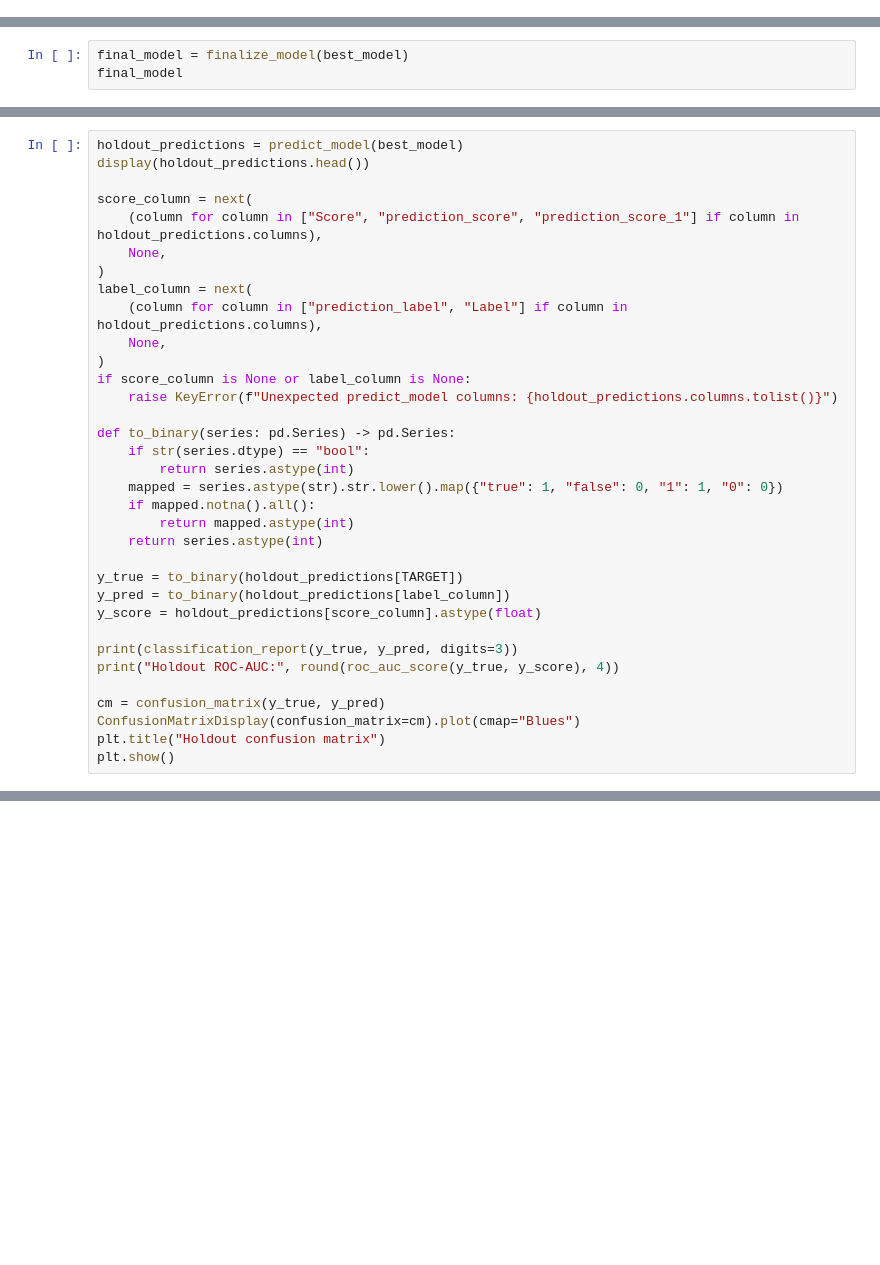
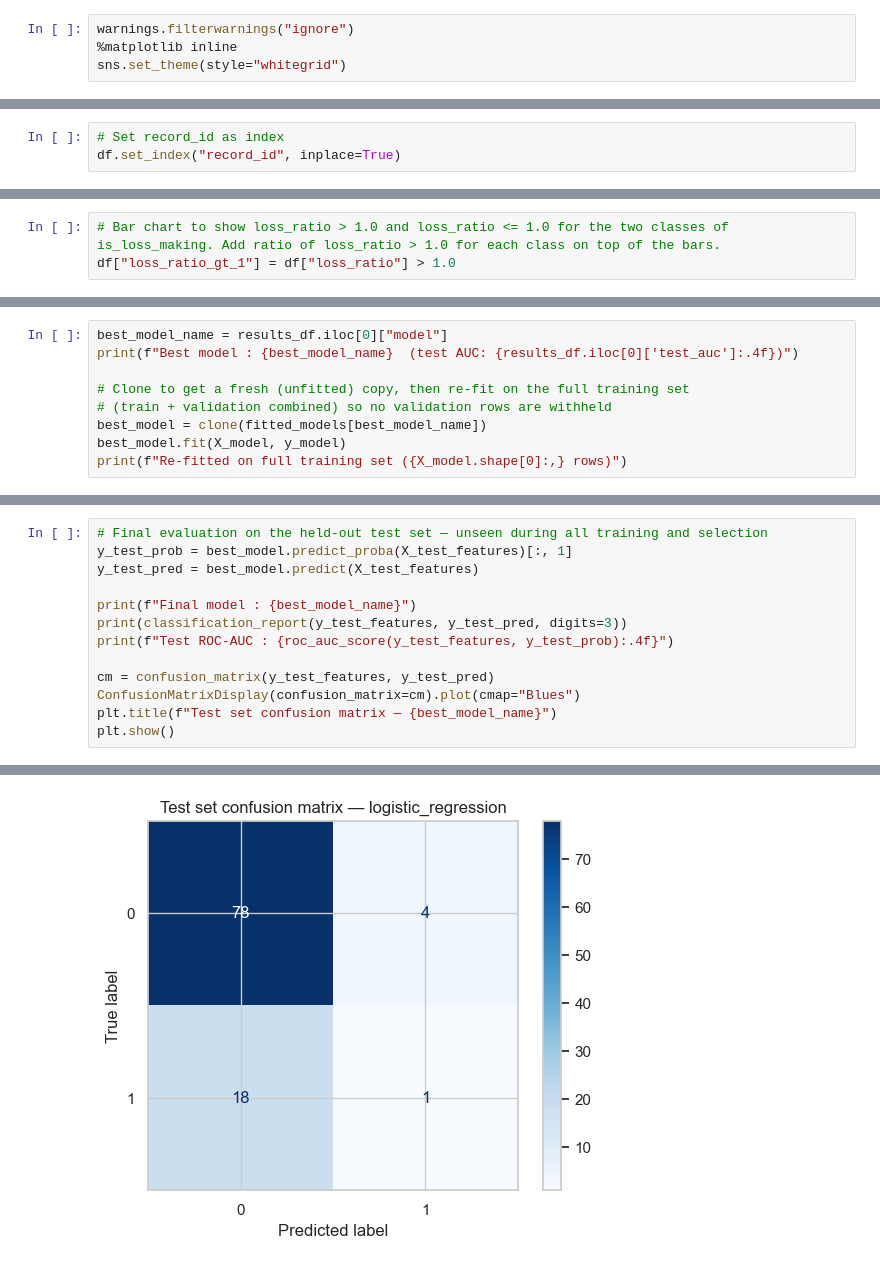
Before and after one commit to duybuile/loss-pred, a Jupyter notebook: notebooks/modelling.ipynb, the cells around one changed output, grey strips where cells are left out. Saved outputs shown, nothing was run; the diff lists cells and outputs as text; blank space fills up the shorter version.

Commit message:
feat: complete the final model

```diff
--- a/notebooks/modelling.ipynb
+++ b/notebooks/modelling.ipynb
@@ -76,0 +99,4 @@ DATA_PATH = PROJECT_ROOT / "data" / "records.csv"
+# %%
+warnings.filterwarnings("ignore")
+%matplotlib inline
+sns.set_theme(style="whitegrid")
@@ -101,0 +151,3 @@ The goal here is to surface the specific modelling risks in the raw file: class
+# %%
+# Set record_id as index
+df.set_index("record_id", inplace=True)
@@ -133,0 +223,3 @@ plt.show()
+# %%
+# Bar chart to show loss_ratio > 1.0 and loss_ratio <= 1.0 for the two classes of is_loss_making. Add ratio of loss_ratio > 1.0 for each class on top of the bars.
+df["loss_ratio_gt_1"] = df["loss_ratio"] > 1.0
@@ -263,3 +831,9 @@ The comparison set is intentionally narrow: logistic regression and a single dec
 # %%
-final_model = finalize_model(best_model)
-final_model
+best_model_name = results_df.iloc[0]["model"]
+print(f"Best model : {best_model_name}  (test AUC: {results_df.iloc[0]['test_auc']:.4f})")
+
+# Clone to get a fresh (unfitted) copy, then re-fit on the full training set
+# (train + validation combined) so no validation rows are withheld
+best_model = clone(fitted_models[best_model_name])
+best_model.fit(X_model, y_model)
+print(f"Re-fitted on full training set ({X_model.shape[0]:,} rows)")
@@ -266,34 +843,14 @@ final_model
 # %%
-holdout_predictions = predict_model(best_model)
-display(holdout_predictions.head())
+# Final evaluation on the held-out test set — unseen during all training and selection
+y_test_prob = best_model.predict_proba(X_test_features)[:, 1]
+y_test_pred = best_model.predict(X_test_features)
 
-score_column = next(
-    (column for column in ["Score", "prediction_score", "prediction_score_1"] if column in holdout_predictions.columns),
-    None,
-)
-label_column = next(
-    (column for column in ["prediction_label", "Label"] if column in holdout_predictions.columns),
-    None,
-)
-if score_column is None or label_column is None:
-    raise KeyError(f"Unexpected predict_model columns: {holdout_predictions.columns.tolist()}")
+print(f"Final model : {best_model_name}")
+print(classification_report(y_test_features, y_test_pred, digits=3))
+print(f"Test ROC-AUC : {roc_auc_score(y_test_features, y_test_prob):.4f}")
 
-def to_binary(series: pd.Series) -> pd.Series:
-    if str(series.dtype) == "bool":
-        return series.astype(int)
-    mapped = series.astype(str).str.lower().map({"true": 1, "false": 0, "1": 1, "0": 0})
-    if mapped.notna().all():
-        return mapped.astype(int)
-    return series.astype(int)
-
-y_true = to_binary(holdout_predictions[TARGET])
-y_pred = to_binary(holdout_predictions[label_column])
-y_score = holdout_predictions[score_column].astype(float)
-
-print(classification_report(y_true, y_pred, digits=3))
-print("Holdout ROC-AUC:", round(roc_auc_score(y_true, y_score), 4))
-
-cm = confusion_matrix(y_true, y_pred)
+cm = confusion_matrix(y_test_features, y_test_pred)
 ConfusionMatrixDisplay(confusion_matrix=cm).plot(cmap="Blues")
-plt.title("Holdout confusion matrix")
+plt.title(f"Test set confusion matrix — {best_model_name}")
 plt.show()
+# %% [output]
@@ -299,0 +868 @@ plt.show()
+[figure, added]
```
Also changed, not shown: parts of 64 cells of this notebook, 4 other files.
